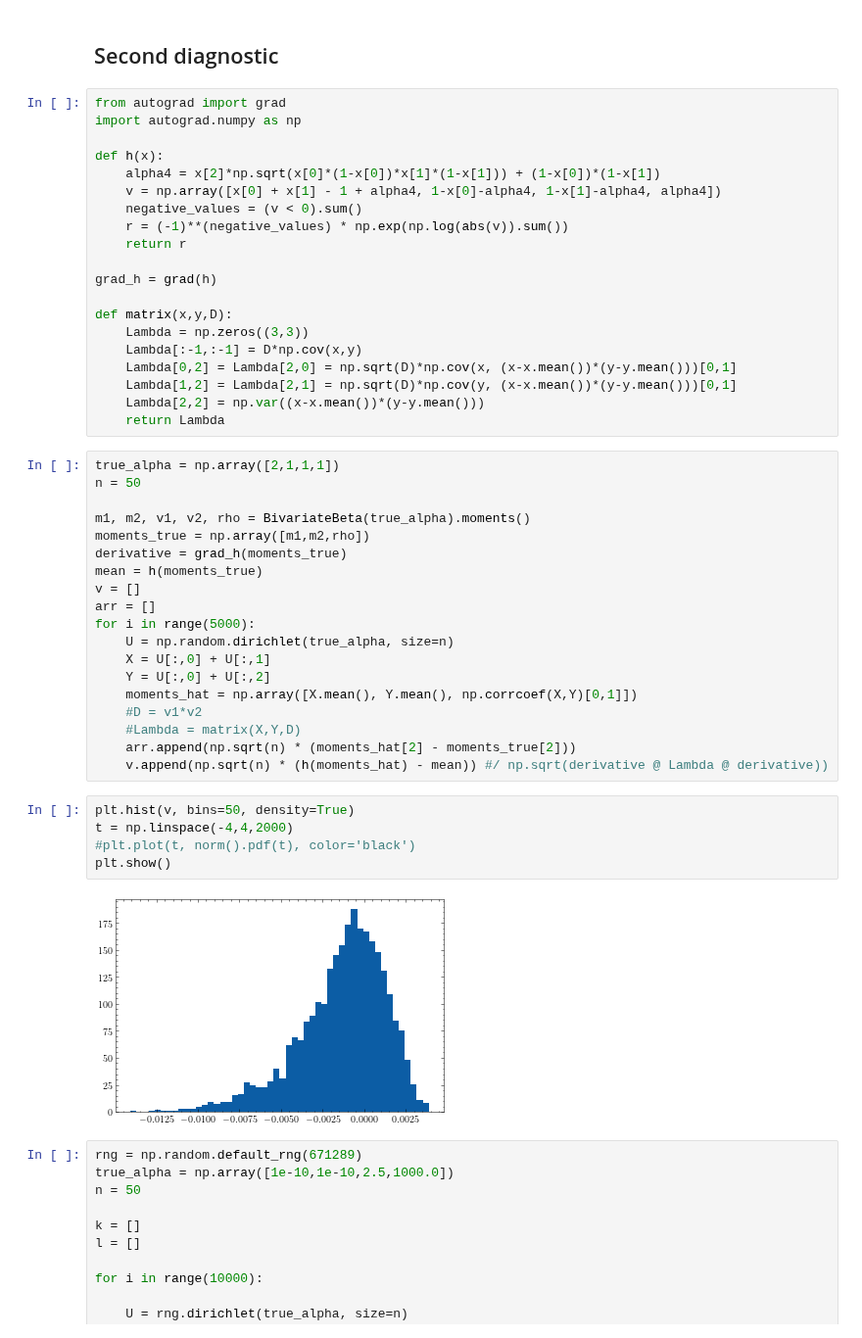
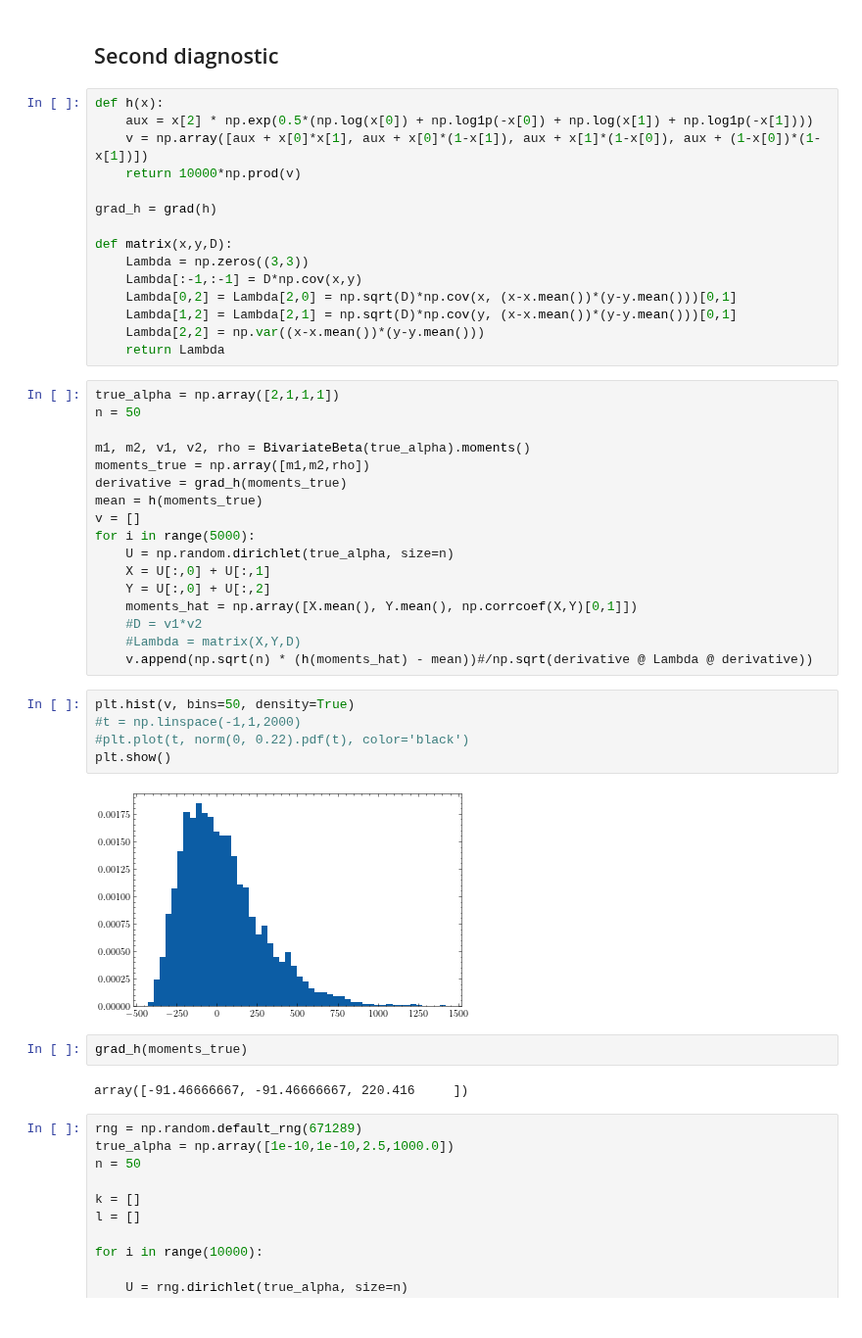
Before and after one commit to lucasmoschen/bivariate-beta, a Jupyter notebook: notebooks/notebook_for_experimentation.ipynb, the cells around one changed output. Shown at 98% size. Cells and saved outputs as stored; diff of their text form.

```diff
--- a/notebooks/notebook_for_experimentation.ipynb
+++ b/notebooks/notebook_for_experimentation.ipynb
@@ -24,15 +27,10 @@ plt.style.use('science')
 # %% [markdown]
 ## Second diagnostic
 # %%
-from autograd import grad
-import autograd.numpy as np
-
 def h(x):
-    alpha4 = x[2]*np.sqrt(x[0]*(1-x[0])*x[1]*(1-x[1])) + (1-x[0])*(1-x[1])
-    v = np.array([x[0] + x[1] - 1 + alpha4, 1-x[0]-alpha4, 1-x[1]-alpha4, alpha4])
-    negative_values = (v < 0).sum()
-    r = (-1)**(negative_values) * np.exp(np.log(abs(v)).sum())
-    return r
+    aux = x[2] * np.exp(0.5*(np.log(x[0]) + np.log1p(-x[0]) + np.log(x[1]) + np.log1p(-x[1])))
+    v = np.array([aux + x[0]*x[1], aux + x[0]*(1-x[1]), aux + x[1]*(1-x[0]), aux + (1-x[0])*(1-x[1])])
+    return 10000*np.prod(v)
 
 grad_h = grad(h)
 
@@ -52,7 +50,6 @@ moments_true = np.array([m1,m2,rho])
 derivative = grad_h(moments_true)
 mean = h(moments_true)
 v = []
-arr = []
 for i in range(5000):
     U = np.random.dirichlet(true_alpha, size=n)
     X = U[:,0] + U[:,1]
@@ -60,15 +57,18 @@ for i in range(5000):
     moments_hat = np.array([X.mean(), Y.mean(), np.corrcoef(X,Y)[0,1]])
     #D = v1*v2
     #Lambda = matrix(X,Y,D)
-    arr.append(np.sqrt(n) * (moments_hat[2] - moments_true[2]))
-    v.append(np.sqrt(n) * (h(moments_hat) - mean)) #/ np.sqrt(derivative @ Lambda @ derivative))
+    v.append(np.sqrt(n) * (h(moments_hat) - mean))#/np.sqrt(derivative @ Lambda @ derivative))
 # %%
 plt.hist(v, bins=50, density=True)
-t = np.linspace(-4,4,2000)
-#plt.plot(t, norm().pdf(t), color='black')
+#t = np.linspace(-1,1,2000)
+#plt.plot(t, norm(0, 0.22).pdf(t), color='black')
 plt.show()
 # %% [output]
-[figure, old version]
+[figure, new version]
+# %%
+grad_h(moments_true)
+# %% [output]
+array([-91.46666667, -91.46666667, 220.416     ])
 # %%
 rng = np.random.default_rng(671289)
 true_alpha = np.array([1e-10,1e-10,2.5,1000.0])
```
Also changed, not shown: parts of 1 cell of this notebook.
